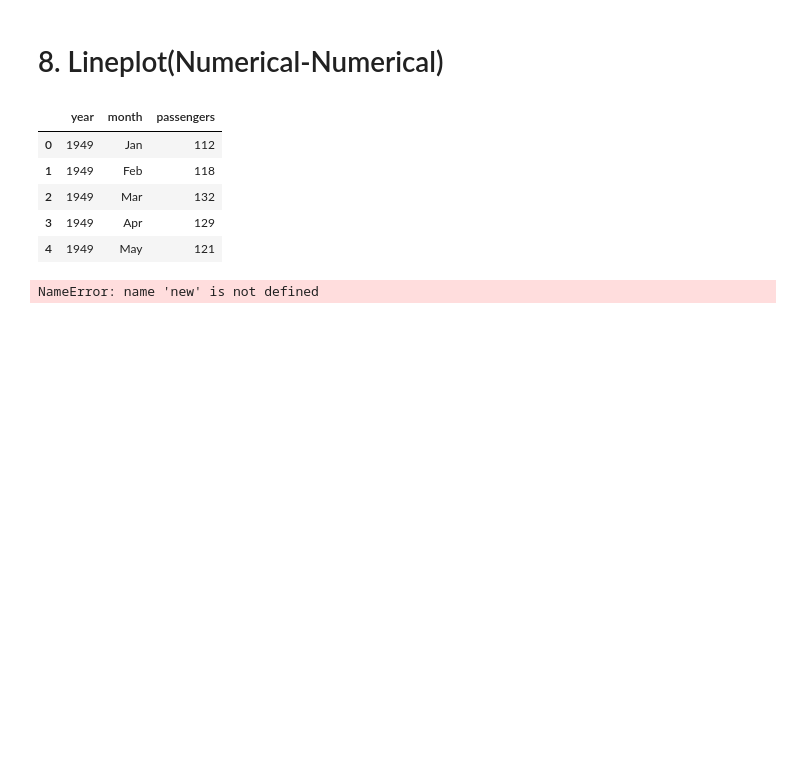
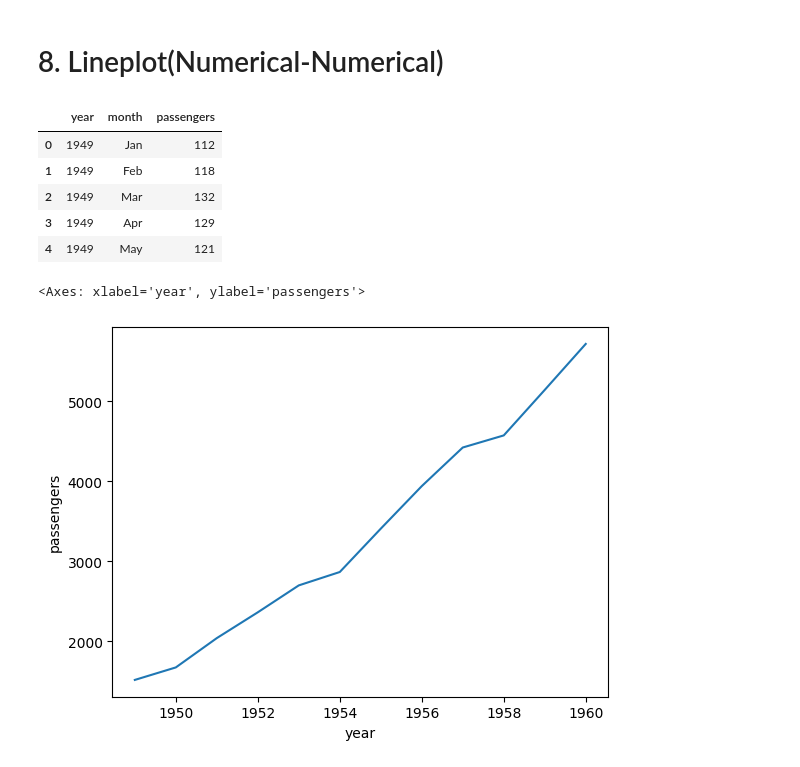
Before and after one commit to naitik2424/Machine-Learning, a Jupyter notebook: Day21.ipynb, the cells around one changed output. Drawn from its saved outputs; the diff is of its cells as text; code cells hidden in the pictures; blank space fills up the shorter version.

```diff
--- a/Day21.ipynb
+++ b/Day21.ipynb
@@ -163,7 +163,7 @@ new = flights.groupby('year').sum(numeric_only=True).reset_index()
 # %%
 import seaborn as sns
 
-new = flights.groupby('year').sum(numeric_only=True).reset_index()
 sns.lineplot(data=new, x='year', y='passengers')
 # %% [output]
-NameError: name 'new' is not defined
+<Axes: xlabel='year', ylabel='passengers'>
+[figure, added]
```
Also changed, not shown: 2 other files.
